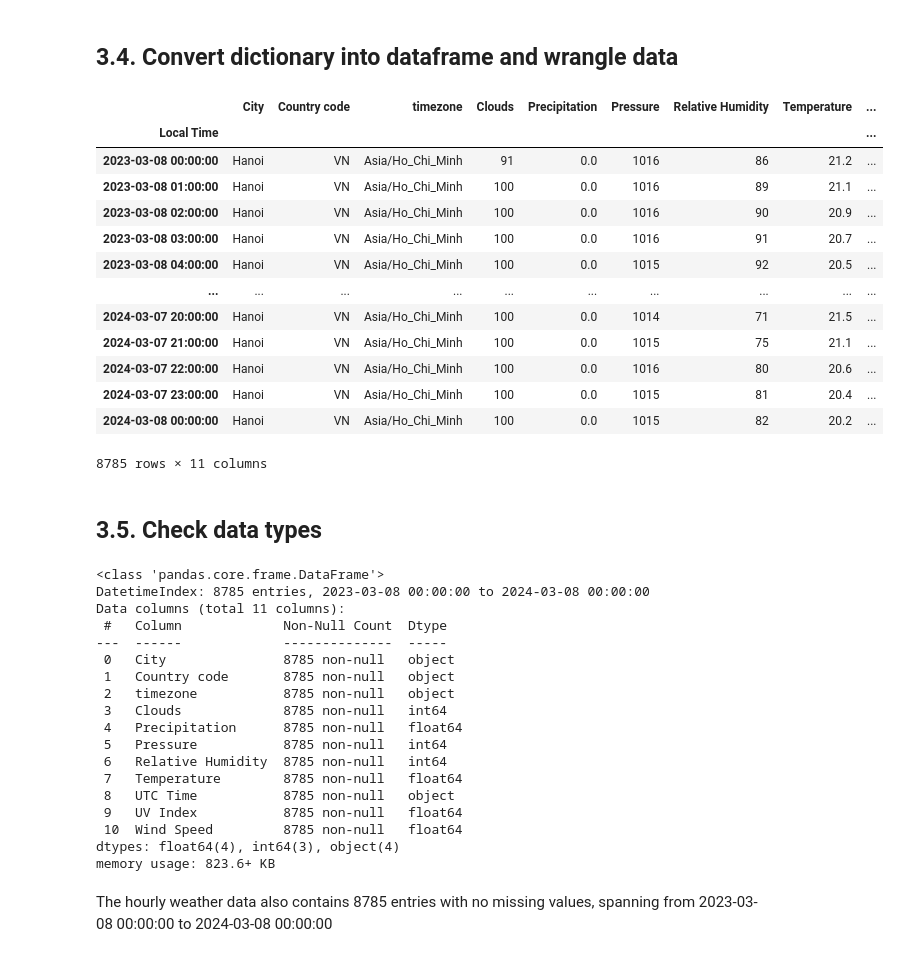
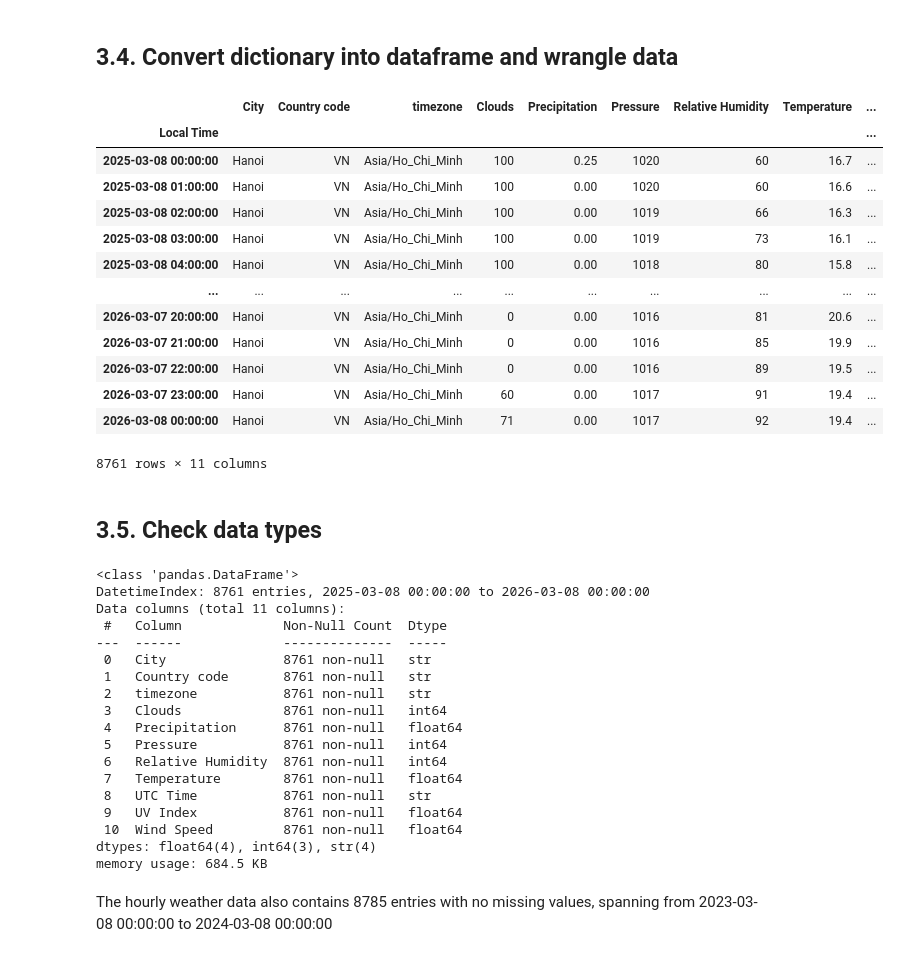
Before and after one commit to hernexto/Hanoi-Air-Quality-Analysis-2026, a Jupyter notebook: Part 1 - Extract and Clean Data from API.ipynb, the cells around one changed output. Drawn from its saved outputs; the diff is of its cells as text; code cells hidden in the pictures.

```diff
--- a/Part 1 - Extract and Clean Data from API.ipynb
+++ b/Part 1 - Extract and Clean Data from API.ipynb
@@ -247,18 +254,18 @@ The method in this section will be executed in the same manner as in the previou
 # %% [markdown]
 ## 3.1. Specify the URLs
 # %%
-urlweath = "https://api.weatherbit.io/v2.0/history/hourly?city=Hanoi&start_date=2024-02-08&end_date=2024-03-09&tz=local&key=a17ac515f9b6411393c923e7abd376f5"
-urlweath2 = "https://api.weatherbit.io/v2.0/history/hourly?city=Hanoi&start_date=2024-01-08&end_date=2024-02-08&tz=local&key=a17ac515f9b6411393c923e7abd376f5"
-urlweath3 = "https://api.weatherbit.io/v2.0/history/hourly?city=Hanoi&start_date=2023-12-08&end_date=2024-01-08&tz=local&key=a17ac515f9b6411393c923e7abd376f5"
-urlweath4 = "https://api.weatherbit.io/v2.0/history/hourly?city=Hanoi&start_date=2023-11-08&end_date=2023-12-08&tz=local&key=a17ac515f9b6411393c923e7abd376f5"
-urlweath5 = "https://api.weatherbit.io/v2.0/history/hourly?city=Hanoi&start_date=2023-10-08&end_date=2023-11-08&tz=local&key=a17ac515f9b6411393c923e7abd376f5"
-urlweath6 = "https://api.weatherbit.io/v2.0/history/hourly?city=Hanoi&start_date=2023-09-08&end_date=2023-10-08&tz=local&key=a17ac515f9b6411393c923e7abd376f5"
-urlweath7 = "https://api.weatherbit.io/v2.0/history/hourly?city=Hanoi&start_date=2023-08-08&end_date=2023-09-08&tz=local&key=a17ac515f9b6411393c923e7abd376f5"
-urlweath8 = "https://api.weatherbit.io/v2.0/history/hourly?city=Hanoi&start_date=2023-07-08&end_date=2023-08-08&tz=local&key=a17ac515f9b6411393c923e7abd376f5"
-urlweath9 = "https://api.weatherbit.io/v2.0/history/hourly?city=Hanoi&start_date=2023-06-08&end_date=2023-07-08&tz=local&key=a17ac515f9b6411393c923e7abd376f5"
-urlweath10 = "https://api.weatherbit.io/v2.0/history/hourlyy?city=Hanoi&start_date=2023-05-08&end_date=2023-06-08&tz=local&key=a17ac515f9b6411393c923e7abd376f5"
-urlweath11 = "https://api.weatherbit.io/v2.0/history/hourly?city=Hanoi&start_date=2023-04-08&end_date=2023-05-08&tz=local&key=a17ac515f9b6411393c923e7abd376f5"
-urlweath12 = "https://api.weatherbit.io/v2.0/history/hourly?city=Hanoi&start_date=2023-03-08&end_date=2023-04-08&tz=local&key=a17ac515f9b6411393c923e7abd376f5"
+urlweath = "https://api.weatherbit.io/v2.0/history/hourly?city=Hanoi&start_date=2026-02-08&end_date=2026-03-09&tz=local&key=b218d98be7604dd094307d2d77d891da"
+urlweath2 = "https://api.weatherbit.io/v2.0/history/hourly?city=Hanoi&start_date=2026-01-08&end_date=2026-02-08&tz=local&key=b218d98be7604dd094307d2d77d891da"
+urlweath3 = "https://api.weatherbit.io/v2.0/history/hourly?city=Hanoi&start_date=2025-12-08&end_date=2026-01-08&tz=local&key=b218d98be7604dd094307d2d77d891da"
+urlweath4 = "https://api.weatherbit.io/v2.0/history/hourly?city=Hanoi&start_date=2025-11-08&end_date=2025-12-08&tz=local&key=b218d98be7604dd094307d2d77d891da"
+urlweath5 = "https://api.weatherbit.io/v2.0/history/hourly?city=Hanoi&start_date=2025-10-08&end_date=2025-11-08&tz=local&key=b218d98be7604dd094307d2d77d891da"
+urlweath6 = "https://api.weatherbit.io/v2.0/history/hourly?city=Hanoi&start_date=2025-09-08&end_date=2025-10-08&tz=local&key=b218d98be7604dd094307d2d77d891da"
+urlweath7 = "https://api.weatherbit.io/v2.0/history/hourly?city=Hanoi&start_date=2025-08-08&end_date=2025-09-08&tz=local&key=b218d98be7604dd094307d2d77d891da"
+urlweath8 = "https://api.weatherbit.io/v2.0/history/hourly?city=Hanoi&start_date=2025-07-08&end_date=2025-08-08&tz=local&key=b218d98be7604dd094307d2d77d891da"
+urlweath9 = "https://api.weatherbit.io/v2.0/history/hourly?city=Hanoi&start_date=2025-06-08&end_date=2025-07-08&tz=local&key=b218d98be7604dd094307d2d77d891da"
+urlweath10 = "https://api.weatherbit.io/v2.0/history/hourly?city=Hanoi&start_date=2025-05-08&end_date=2025-06-08&tz=local&key=b218d98be7604dd094307d2d77d891da"
+urlweath11 = "https://api.weatherbit.io/v2.0/history/hourly?city=Hanoi&start_date=2025-04-08&end_date=2025-05-08&tz=local&key=b218d98be7604dd094307d2d77d891da"
+urlweath12 = "https://api.weatherbit.io/v2.0/history/hourly?city=Hanoi&start_date=2025-03-08&end_date=2025-04-08&tz=local&key=b218d98be7604dd094307d2d77d891da"
 # %% [markdown]
 ## 3.2. Make HTTP GET requests, parse JSON data and store them in specified variables
 # %%
@@ -323,70 +349,70 @@ df_weather.columns = ['City', 'Country code', 'Lat', 'Lon', 'timezone', 'Data']
 
 # Splitting 'Data' column into individual columns
 df_weather[['Apparent Temperature', 'Azimuth', 'Clouds', 'Datetime', 'Dew Point', 'DHI', 'DNI', 'Elevation Angle', 'GHI',
-            'H Angle', 'Pod', 'Precipitation', 'Pressure', 'Status', 'Relative Humidity', 'Sea Level Pressure', 'Snow',
+            'H Angle', 'Pod', 'Precipitation', 'Pressure', 'Status', 'Status 2', 'Relative Humidity', 'Sea Level Pressure', 'Snow',
             'Solar Radiation', 'Temperature', 'Local Time', 'UTC Time', 'Timestamp', 'UV Index', 'Visibility', 'Weather',
             'Wind Direction', 'Wind Gust Speed', 'Wind Speed']] = pd.DataFrame(df_weather['Data'].tolist())
 
 # Dropping uneeded columns
 df_weather.drop(columns=['Data', 'Lat', 'Lon', 'Apparent Temperature', 'Azimuth','Datetime', 'Dew Point', 'DHI', 'DNI',
-                         'Elevation Angle', 'GHI', 'H Angle', 'Pod', 'Status', 'Sea Level Pressure', 'Snow',
+                         'Elevation Angle', 'GHI', 'H Angle', 'Pod', 'Status', 'Status 2', 'Sea Level Pressure', 'Snow',
                          'Solar Radiation', 'Timestamp', 'Visibility', 'Wind Direction', 'Wind Gust Speed', 'Weather'], inplace=True)
 
 # Dropping duplicate columns
 df_weather = df_weather.drop_duplicates()
 
 # Sort local time
 df_weather = df_weather.sort_values(by='Local Time')
 
 # Convert 'Local Time' column to datetime object
 df_weather['Local Time'] = pd.to_datetime(df_weather['Local Time'])
 
 # Set 'Local Time' column as index
 df_weather.set_index('Local Time', inplace=True)
 
 # Delete 23 bottom rows so that number of rows in weather dataframe is equal to number of rows in aqi dataframe
 df_weather = df_weather[:-23]
 
 df_weather
 #df.head()
 # %% [output]
 |  | City | Country code | timezone | Clouds | Precipitation | Pressure | Relative Humidity | Temperature | ... |
 | Local Time |  |  |  |  |  |  |  |  | ... |
-| 2023-03-08 00:00:00 | Hanoi | VN | Asia/Ho_Chi_Minh | 91 | 0.0 | 1016 | 86 | 21.2 | ... |
-| 2023-03-08 01:00:00 | Hanoi | VN | Asia/Ho_Chi_Minh | 100 | 0.0 | 1016 | 89 | 21.1 | ... |
-| 2023-03-08 02:00:00 | Hanoi | VN | Asia/Ho_Chi_Minh | 100 | 0.0 | 1016 | 90 | 20.9 | ... |
-| 2023-03-08 03:00:00 | Hanoi | VN | Asia/Ho_Chi_Minh | 100 | 0.0 | 1016 | 91 | 20.7 | ... |
-| 2023-03-08 04:00:00 | Hanoi | VN | Asia/Ho_Chi_Minh | 100 | 0.0 | 1015 | 92 | 20.5 | ... |
+| 2025-03-08 00:00:00 | Hanoi | VN | Asia/Ho_Chi_Minh | 100 | 0.25 | 1020 | 60 | 16.7 | ... |
+| 2025-03-08 01:00:00 | Hanoi | VN | Asia/Ho_Chi_Minh | 100 | 0.00 | 1020 | 60 | 16.6 | ... |
+| 2025-03-08 02:00:00 | Hanoi | VN | Asia/Ho_Chi_Minh | 100 | 0.00 | 1019 | 66 | 16.3 | ... |
+| 2025-03-08 03:00:00 | Hanoi | VN | Asia/Ho_Chi_Minh | 100 | 0.00 | 1019 | 73 | 16.1 | ... |
+| 2025-03-08 04:00:00 | Hanoi | VN | Asia/Ho_Chi_Minh | 100 | 0.00 | 1018 | 80 | 15.8 | ... |
 | ... | ... | ... | ... | ... | ... | ... | ... | ... | ... |
-| 2024-03-07 20:00:00 | Hanoi | VN | Asia/Ho_Chi_Minh | 100 | 0.0 | 1014 | 71 | 21.5 | ... |
-| 2024-03-07 21:00:00 | Hanoi | VN | Asia/Ho_Chi_Minh | 100 | 0.0 | 1015 | 75 | 21.1 | ... |
-| 2024-03-07 22:00:00 | Hanoi | VN | Asia/Ho_Chi_Minh | 100 | 0.0 | 1016 | 80 | 20.6 | ... |
-| 2024-03-07 23:00:00 | Hanoi | VN | Asia/Ho_Chi_Minh | 100 | 0.0 | 1015 | 81 | 20.4 | ... |
-| 2024-03-08 00:00:00 | Hanoi | VN | Asia/Ho_Chi_Minh | 100 | 0.0 | 1015 | 82 | 20.2 | ... |
+| 2026-03-07 20:00:00 | Hanoi | VN | Asia/Ho_Chi_Minh | 0 | 0.00 | 1016 | 81 | 20.6 | ... |
+| 2026-03-07 21:00:00 | Hanoi | VN | Asia/Ho_Chi_Minh | 0 | 0.00 | 1016 | 85 | 19.9 | ... |
+| 2026-03-07 22:00:00 | Hanoi | VN | Asia/Ho_Chi_Minh | 0 | 0.00 | 1016 | 89 | 19.5 | ... |
+| 2026-03-07 23:00:00 | Hanoi | VN | Asia/Ho_Chi_Minh | 60 | 0.00 | 1017 | 91 | 19.4 | ... |
+| 2026-03-08 00:00:00 | Hanoi | VN | Asia/Ho_Chi_Minh | 71 | 0.00 | 1017 | 92 | 19.4 | ... |
-8785 rows × 11 columns
+8761 rows × 11 columns
 # %% [markdown]
 ## 3.5. Check data types
 # %%
 df_weather.info()
 # %% [output]
-<class 'pandas.core.frame.DataFrame'>
-DatetimeIndex: 8785 entries, 2023-03-08 00:00:00 to 2024-03-08 00:00:00
+<class 'pandas.DataFrame'>
+DatetimeIndex: 8761 entries, 2025-03-08 00:00:00 to 2026-03-08 00:00:00
 Data columns (total 11 columns):
  #   Column             Non-Null Count  Dtype
 ---  ------             --------------  -----
- 0   City               8785 non-null   object
- 1   Country code       8785 non-null   object
- 2   timezone           8785 non-null   object
- 3   Clouds             8785 non-null   int64
- 4   Precipitation      8785 non-null   float64
- 5   Pressure           8785 non-null   int64
- 6   Relative Humidity  8785 non-null   int64
- 7   Temperature        8785 non-null   float64
- 8   UTC Time           8785 non-null   object
- 9   UV Index           8785 non-null   float64
- 10  Wind Speed         8785 non-null   float64
-dtypes: float64(4), int64(3), object(4)
-memory usage: 823.6+ KB
+ 0   City               8761 non-null   str
+ 1   Country code       8761 non-null   str
+ 2   timezone           8761 non-null   str
+ 3   Clouds             8761 non-null   int64
+ 4   Precipitation      8761 non-null   float64
+ 5   Pressure           8761 non-null   int64
+ 6   Relative Humidity  8761 non-null   int64
+ 7   Temperature        8761 non-null   float64
+ 8   UTC Time           8761 non-null   str
+ 9   UV Index           8761 non-null   float64
+ 10  Wind Speed         8761 non-null   float64
+dtypes: float64(4), int64(3), str(4)
+memory usage: 684.5 KB
 # %% [markdown]
 The hourly weather data also contains 8785 entries with no missing values, spanning from 2023-03-08 00:00:00 to 2024-03-08 00:00:00
 # %% [markdown]
```
Also changed, not shown: parts of 13 cells of this notebook, 1 other file.
